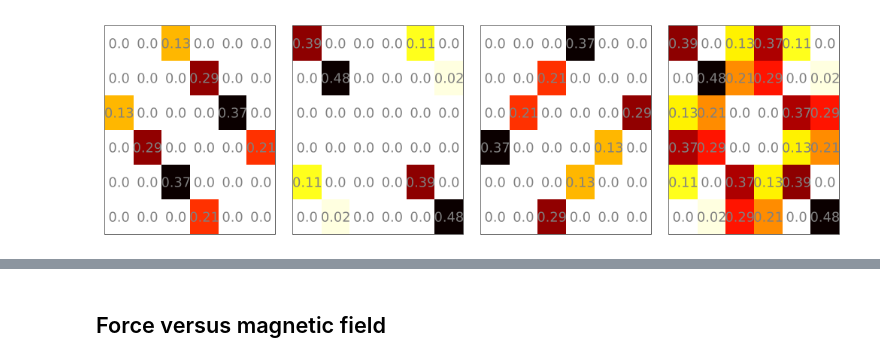
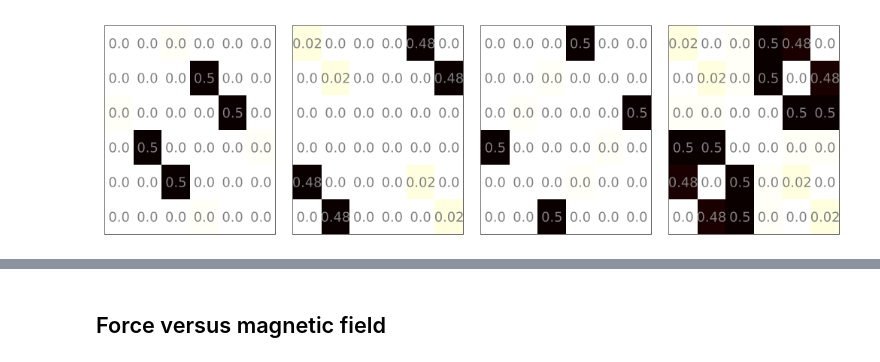
Before and after one commit to munozariasjm/OpticalBlochEquations.jl, a Jupyter notebook: examples/ipynb_sources/toy_models/F1_to_F1.ipynb, the cells around one changed output, grey strips where cells are left out. Drawn from its saved outputs; the diff is of its cells as text; code cells hidden in the pictures.

```diff
--- a/examples/ipynb_sources/toy_models/F1_to_F1.ipynb
+++ b/examples/ipynb_sources/toy_models/F1_to_F1.ipynb
@@ -10,7 +11,8 @@ using
 ;
 # %%
-const λ = 1
-const Γ = 2π
-const m = 1
+const λ = 626e-9
+const Γ = 2π* 6.4e6
+const m = @with_unit 57 "u"
 const k = 2π / λ
+_μB = (μ_B / h) * 1e-4
 ;
@@ -74,31 +117,31 @@ energy.(H.states)
 # %%
 using Plots
-tdms_squared = norm.(d[:,:,:]).^2
+tdms_squared = norm.(d_dressed[:,:,:]).^2
 
 plot(
     size=(1000,300),
     box=:on,
     layout=(1,4)
     )
 heatmap!(tdms_squared[:,:,1], c=cgrad(:hot, rev=true), legend=:none, yflip=true, subplot=1, ticks=nothing, colorbar=nothing)
 heatmap!(tdms_squared[:,:,2], c=cgrad(:hot, rev=true), legend=:none, yflip=true, subplot=2, ticks=nothing, colorbar=nothing)
 heatmap!(tdms_squared[:,:,3], c=cgrad(:hot, rev=true), legend=:none, yflip=true, subplot=3, ticks=nothing, colorbar=nothing)
 heatmap!(sum(tdms_squared, dims=3)[:,:,1], c=cgrad(:hot, rev=true), legend=:none, yflip=true, subplot=4, ticks=nothing, colorbar=nothing)
 
 nrow, ncol = size(tdms_squared[:,:,1])
 ann = [(j,i, text(round(tdms_squared[i,j,1], digits=2), 12, :grey, :center)) for i in 1:nrow for j in 1:ncol]
 annotate!(ann, linecolor=:white, subplot=1)
 
 nrow, ncol = size(tdms_squared[:,:,1])
 ann = [(j,i, text(round(tdms_squared[i,j,2], digits=2), 12, :grey, :center)) for i in 1:nrow for j in 1:ncol]
 annotate!(ann, linecolor=:white, subplot=2)
 
 nrow, ncol = size(tdms_squared[:,:,1])
 ann = [(j,i, text(round(tdms_squared[i,j,3], digits=2), 12, :grey, :center)) for i in 1:nrow for j in 1:ncol]
 annotate!(ann, linecolor=:white, subplot=3)
 
 nrow, ncol = size(tdms_squared[:,:,1])
 ann = [(j,i, text(round(sum(tdms_squared, dims=3)[i,j,1], digits=2), 12, :grey, :center)) for i in 1:nrow for j in 1:ncol]
 annotate!(ann, linecolor=:white, subplot=4)
 # %% [output]
-[figure, old version]
+[figure, new version]
```
Also changed, not shown: parts of 70 cells of this notebook, 6 other files.
